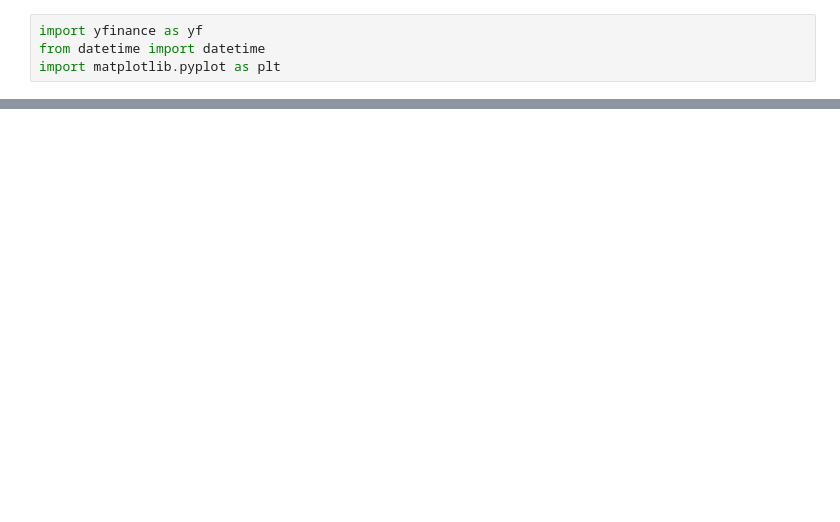
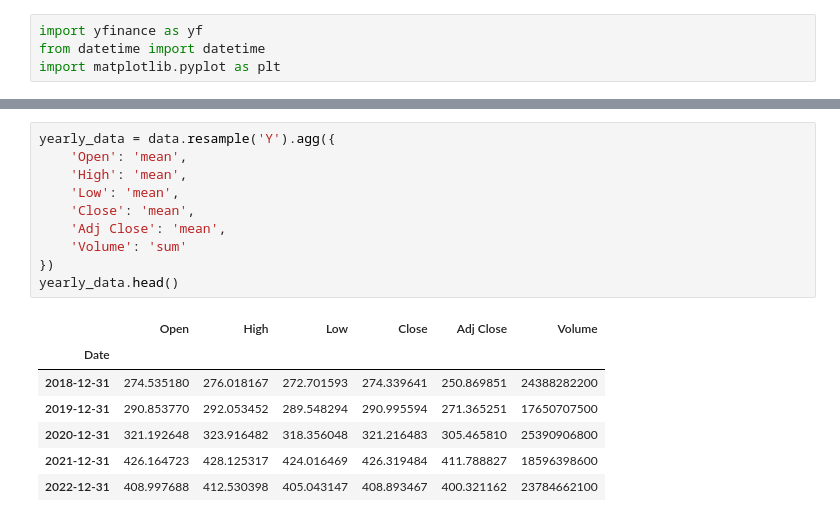
Before and after one commit to shubhamsati97/FinancialImplicationsOfCrimeInUSA, a Jupyter notebook: data/finance/fetch_stock_index_data.ipynb, the cells around one changed output, grey strips where cells are left out. Saved outputs shown, nothing was run; the diff lists cells and outputs as text; blank space fills up the shorter version.

```diff
--- a/data/finance/fetch_stock_index_data.ipynb
+++ b/data/finance/fetch_stock_index_data.ipynb
@@ -34,0 +55,18 @@ Text(0.5, 1.0, 'Closing Price of ^GSPC from (2018-10-10 00:00:00 to 2023-10-19 1
+# %%
+yearly_data = data.resample('Y').agg({
+    'Open': 'mean',
+    'High': 'mean',
+    'Low': 'mean',
+    'Close': 'mean',
+    'Adj Close': 'mean',
+    'Volume': 'sum'
+})
+yearly_data.head()
+# %% [output]
+|  | Open | High | Low | Close | Adj Close | Volume |
+| Date |  |  |  |  |  |  |
+| 2018-12-31 | 274.535180 | 276.018167 | 272.701593 | 274.339641 | 250.869851 | 24388282200 |
+| 2019-12-31 | 290.853770 | 292.053452 | 289.548294 | 290.995594 | 271.365251 | 17650707500 |
+| 2020-12-31 | 321.192648 | 323.916482 | 318.356048 | 321.216483 | 305.465810 | 25390906800 |
+| 2021-12-31 | 426.164723 | 428.125317 | 424.016469 | 426.319484 | 411.788827 | 18596398600 |
+| 2022-12-31 | 408.997688 | 412.530398 | 405.043147 | 408.893467 | 400.321162 | 23784662100 |
```
Also changed, not shown: parts of 9 cells of this notebook.
